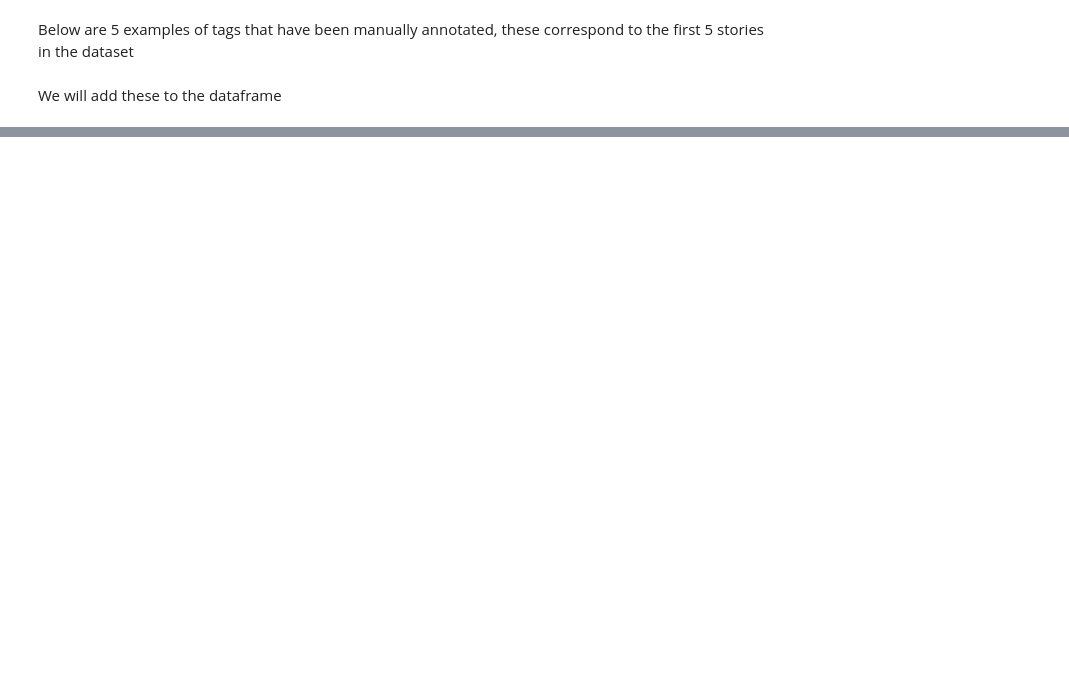
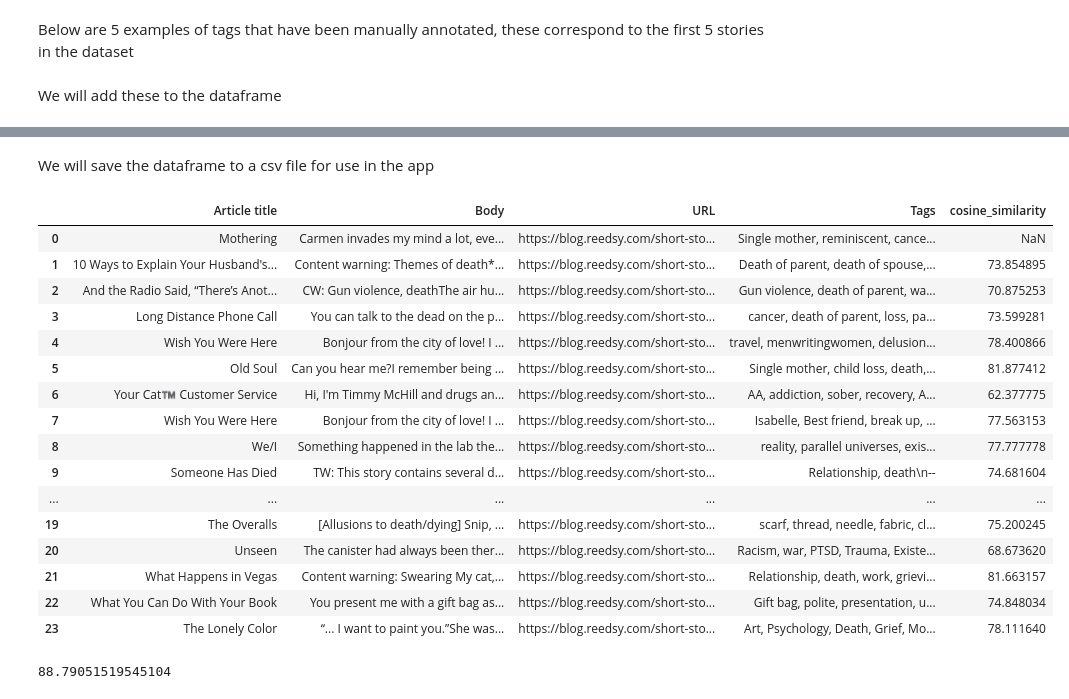
Before and after one commit to BenSnow6/storySMMRY, a Jupyter notebook: Cohere_experimentation/textsummary.ipynb, the cells around one changed output, grey strips where cells are left out. Cells and saved outputs as stored; diff of their text form; code cells hidden in the pictures; blank space fills up the shorter version.

Commit message:
Updated prediction function

```diff
--- a/Cohere_experimentation/textsummary.ipynb
+++ b/Cohere_experimentation/textsummary.ipynb
@@ -102,15 +101,0 @@ df.to_csv('reedsy.csv', index=False, encoding='utf-8')
-# %%
-import cohere
-co = cohere.Client(api_key)
-response = co.generate(
-  model='large',
-  prompt=f"Passage: {df['Body'].values[0][:2000]}\n\nTLDR:{summaries[0]}\n--\nPassage:{df['Body'].values[1][:2000]}\n\nTLDR:{summaries[1]}\n--\nPassage:{df['Body'].values[2][:2000]}\n\nTLDR:",
-  max_tokens=15,
-  temperature=0.8,
-  k=0,
-  p=1,
-  frequency_penalty=0,
-  presence_penalty=0,
-  stop_sequences=["--"],
-  return_likelihoods='NONE')
-print('Prediction: {}'.format(response.generations[0].text))
@@ -144,3 +112,3 @@ df_copy = df
 # %%
 for i, tag in enumerate(tags):
-    df_copy.at[i, 'Tags'] = tag
+    df.at[i, 'Tags'] = tag
@@ -166,0 +128,16 @@ df_copy
+# %%
+def predict_tags(index):
+    number_chars = 1500
+    co = cohere.Client(os.getenv('COHERE_API_KEY'))
+    response = co.generate(
+    model='large',
+    prompt=f"Passage: {df['Body'].values[0][:number_chars]}\n\nTags:{df['Tags'][0]}\n--\nPassage:{df['Body'].values[1][:number_chars]}\n\nTLDR:{df['Tags'][1]}\n--\nPassage:{df['Body'].values[2][:number_chars]}\n\nTLDR:{df['Tags'][2]}\n--\nPassage:{df['Body'].values[index][:number_chars]}\n\Tags:",
+    max_tokens=50,
+    temperature=0.8,
+    k=0,
+    p=1,
+    frequency_penalty=0,
+    presence_penalty=0,
+    stop_sequences=["--"],
+    return_likelihoods='NONE')
+    return response.generations[0].text
@@ -166,0 +146,4 @@ df_copy
+# %%
+for i in range(len(tags), df.shape[0]):
+    predicted_tag = predict_tags(i)
+    df.at[i, 'Tags'] = predicted_tag
@@ -166,0 +172,2 @@ df_copy
+# %% [markdown]
+We will save the dataframe to a csv file for use in the app
@@ -166,0 +205,38 @@ df_copy
+# %%
+df
+# %% [output]
+|  | Article title | Body | URL | Tags | cosine_similarity |
+| 0 | Mothering | Carmen invades my mind a lot, eve... | https://blog.reedsy.com/short-sto... | Single mother, reminiscent, cance... | NaN |
+| 1 | 10 Ways to Explain Your Husband's... | Content warning: Themes of death*... | https://blog.reedsy.com/short-sto... | Death of parent, death of spouse,... | 73.854895 |
+| 2 | And the Radio Said, “There’s Anot... | CW: Gun violence, deathThe air hu... | https://blog.reedsy.com/short-sto... | Gun violence, death of parent, wa... | 70.875253 |
+| 3 | Long Distance Phone Call | You can talk to the dead on the p... | https://blog.reedsy.com/short-sto... | cancer, death of parent, loss, pa... | 73.599281 |
+| 4 | Wish You Were Here | Bonjour from the city of love! I ... | https://blog.reedsy.com/short-sto... | travel, menwritingwomen, delusion... | 78.400866 |
+| 5 | Old Soul | Can you hear me?I remember being ... | https://blog.reedsy.com/short-sto... | Single mother, child loss, death,... | 81.877412 |
+| 6 | Your Cat™️ Customer Service | Hi, I'm Timmy McHill and drugs an... | https://blog.reedsy.com/short-sto... | AA, addiction, sober, recovery, A... | 62.377775 |
+| 7 | Wish You Were Here | Bonjour from the city of love! I ... | https://blog.reedsy.com/short-sto... | Isabelle, Best friend, break up, ... | 77.563153 |
+| 8 | We/I | Something happened in the lab the... | https://blog.reedsy.com/short-sto... | reality, parallel universes, exis... | 77.777778 |
+| 9 | Someone Has Died | TW: This story contains several d... | https://blog.reedsy.com/short-sto... | Relationship, death\n-- | 74.681604 |
+| ... | ... | ... | ... | ... | ... |
+| 19 | The Overalls | [Allusions to death/dying] Snip, ... | https://blog.reedsy.com/short-sto... | scarf, thread, needle, fabric, cl... | 75.200245 |
+| 20 | Unseen | The canister had always been ther... | https://blog.reedsy.com/short-sto... | Racism, war, PTSD, Trauma, Existe... | 68.673620 |
+| 21 | What Happens in Vegas | Content warning: Swearing My cat,... | https://blog.reedsy.com/short-sto... | Relationship, death, work, grievi... | 81.663157 |
+| 22 | What You Can Do With Your Book | You present me with a gift bag as... | https://blog.reedsy.com/short-sto... | Gift bag, polite, presentation, u... | 74.848034 |
+| 23 | The Lonely Color | “... I want to paint you.”She was... | https://blog.reedsy.com/short-sto... | Art, Psychology, Death, Grief, Mo... | 78.111640 |
+# %%
+from collections import Counter
+import math
+
+counterA = Counter(df['Tags'][0])
+counterB = Counter(df['Tags'][1])
+
+
+def counter_cosine_similarity(c1, c2):
+    terms = set(c1).union(c2)
+    dotprod = sum(c1.get(k, 0) * c2.get(k, 0) for k in terms)
+    magA = math.sqrt(sum(c1.get(k, 0)**2 for k in terms))
+    magB = math.sqrt(sum(c2.get(k, 0)**2 for k in terms))
+    return dotprod / (magA * magB)
+
+print(counter_cosine_similarity(counterA, counterB) * 100)
+# %% [output]
+88.79051519545104
```
Also changed, not shown: parts of 30 cells of this notebook, 2 other files.
